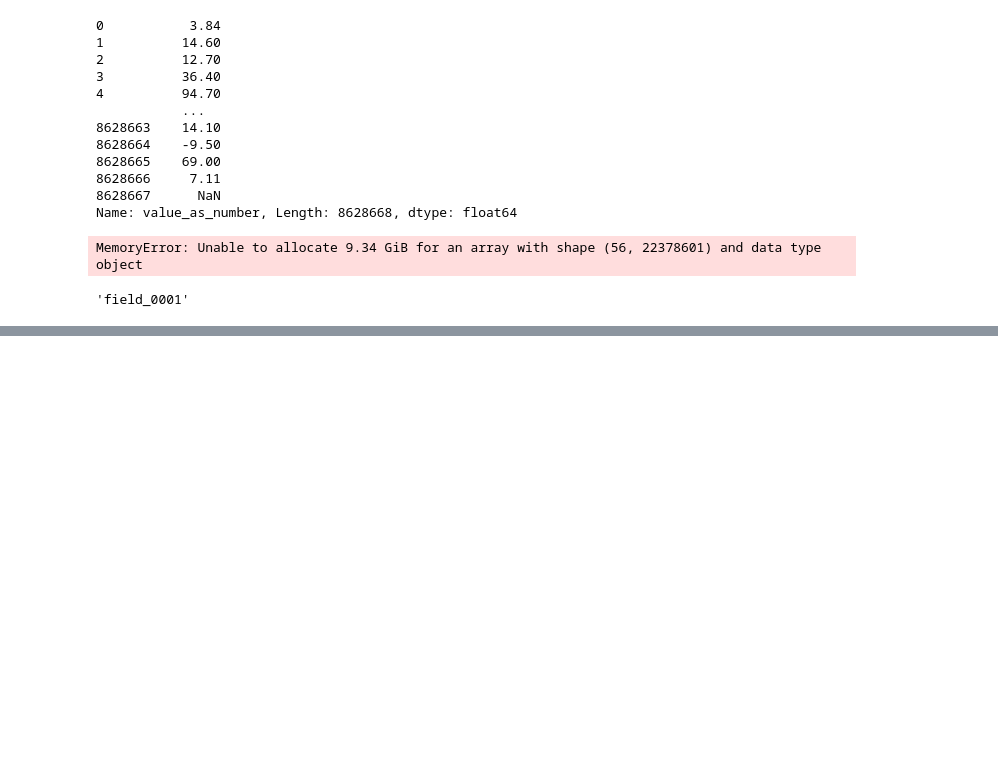
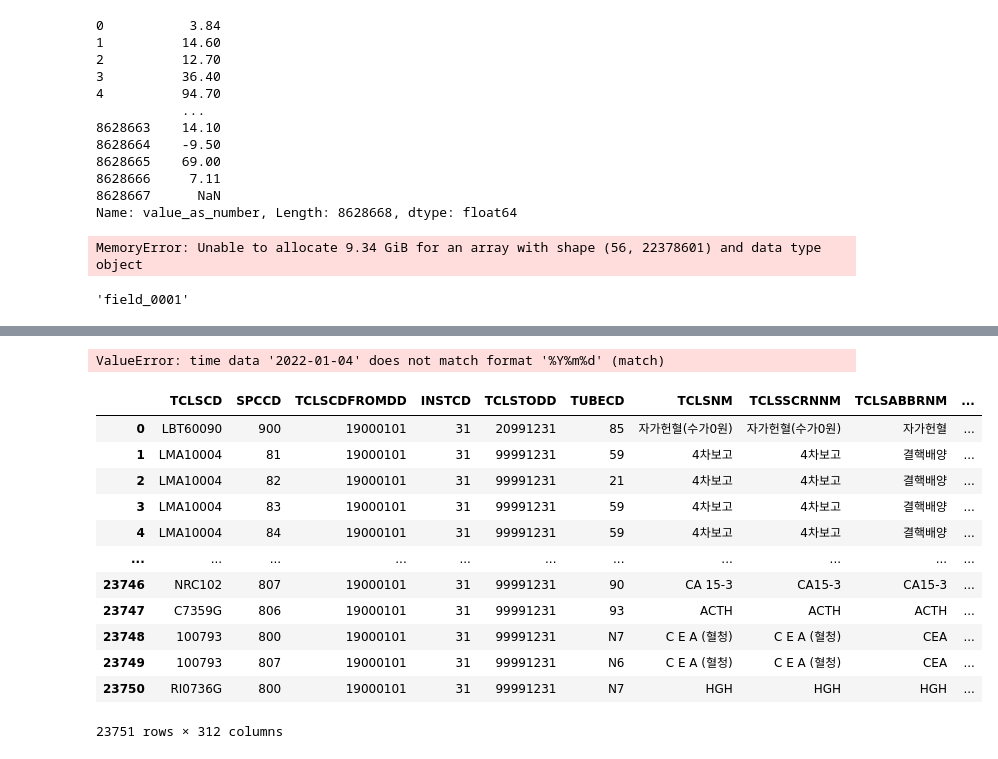
Before and after one commit to simsang1l/Infectious_CDM, a Jupyter notebook: JBUH/QC/_qc.ipynb, the cells around one changed output, grey strips where cells are left out. Saved outputs shown, nothing was run; the diff lists cells and outputs as text; code cells hidden in the pictures; blank space fills up the shorter version.

```diff
--- a/JBUH/QC/_qc.ipynb
+++ b/JBUH/QC/_qc.ipynb
@@ -349,0 +382,26 @@ f"field_{str(id).zfill(4)}"
+# %%
+import pandas as pd
+df = pd.DataFrame({'dt': ['2022-01-04', '2023-10-11']})
+pd.to_datetime(df['dt'], format='%Y%m%d').timestamp
+# %% [output]
+ValueError: time data '2022-01-04' does not match format '%Y%m%d' (match)
+# %%
+import pandas as pd
+
+df = pd.read_csv("F:/01.감염병데이터베이스/data/knuh/cdm/measurement_edi.csv")#, nrows=10)
+df["123"] = None
+df[[col for col in df.columns] + ['123']]
+# %% [output]
+|  | TCLSCD | SPCCD | TCLSCDFROMDD | INSTCD | TCLSTODD | TUBECD | TCLSNM | TCLSSCRNNM | TCLSABBRNM | ... |
+| 0 | LBT60090 | 900 | 19000101 | 31 | 20991231 | 85 | 자가헌혈(수가0원) | 자가헌혈(수가0원) | 자가헌혈 | ... |
+| 1 | LMA10004 | 81 | 19000101 | 31 | 99991231 | 59 | 4차보고 | 4차보고 | 결핵배양 | ... |
+| 2 | LMA10004 | 82 | 19000101 | 31 | 99991231 | 21 | 4차보고 | 4차보고 | 결핵배양 | ... |
+| 3 | LMA10004 | 83 | 19000101 | 31 | 99991231 | 59 | 4차보고 | 4차보고 | 결핵배양 | ... |
+| 4 | LMA10004 | 84 | 19000101 | 31 | 99991231 | 59 | 4차보고 | 4차보고 | 결핵배양 | ... |
+| ... | ... | ... | ... | ... | ... | ... | ... | ... | ... | ... |
+| 23746 | NRC102 | 807 | 19000101 | 31 | 99991231 | 90 | CA 15-3 | CA15-3 | CA15-3 | ... |
+| 23747 | C7359G | 806 | 19000101 | 31 | 99991231 | 93 | ACTH | ACTH | ACTH | ... |
+| 23748 | 100793 | 800 | 19000101 | 31 | 99991231 | N7 | C E A (혈청) | C E A (혈청) | CEA | ... |
+| 23749 | 100793 | 807 | 19000101 | 31 | 99991231 | N6 | C E A (혈청) | C E A (혈청) | CEA | ... |
+| 23750 | RI0736G | 800 | 19000101 | 31 | 99991231 | N7 | HGH | HGH | HGH | ... |
+23751 rows × 312 columns
```
Also changed, not shown: parts of 4 cells of this notebook, 8 other files.
